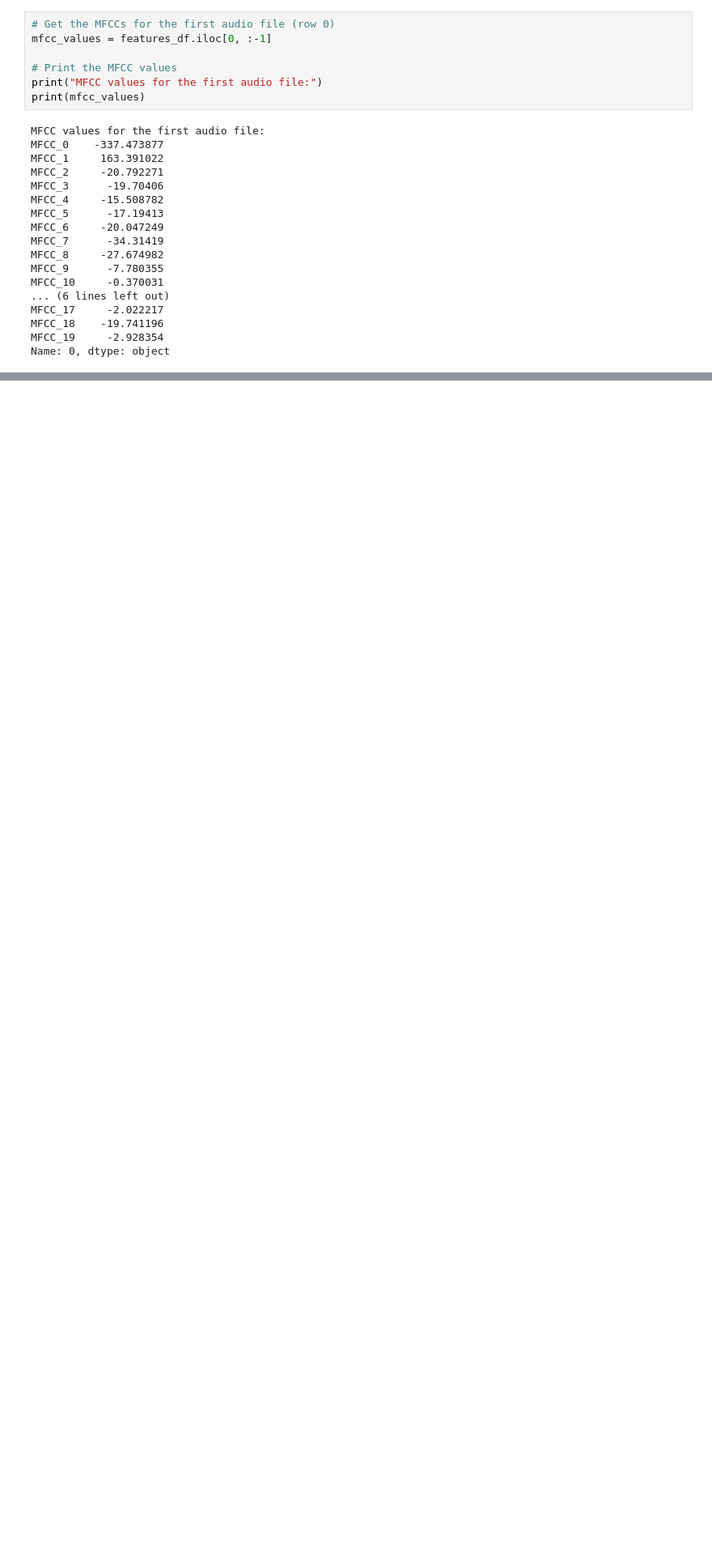
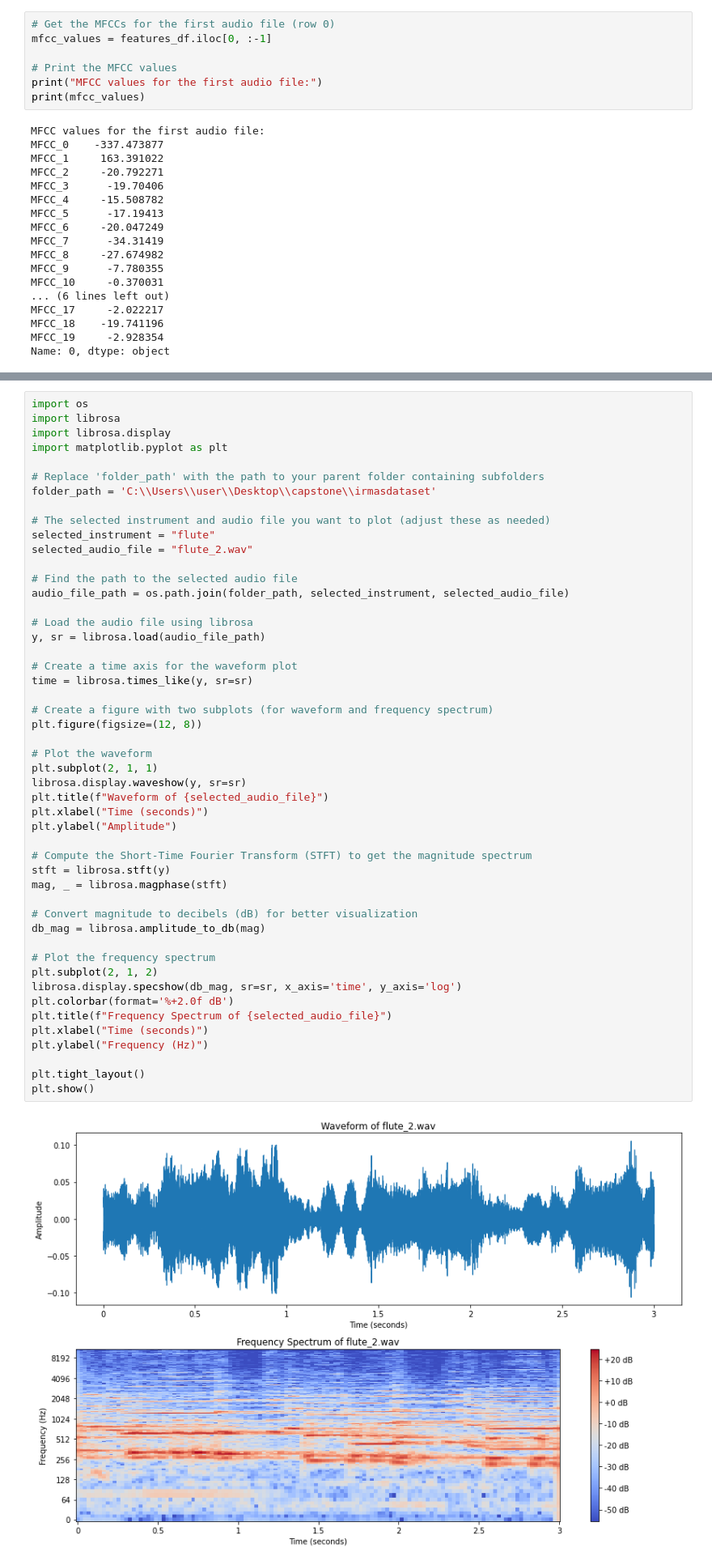
Before and after one commit to obinna345/capstone, a Jupyter notebook: capstone project.ipynb, the cells around one changed output, grey strips where cells are left out. Shown at 81% size. Drawn from its saved outputs; the diff is of its cells as text; blank space fills up the shorter version.

```diff
--- a/capstone project.ipynb
+++ b/capstone project.ipynb
@@ -410,0 +436,51 @@ Name: Instrument, dtype: int64
+# %%
+import os
+import librosa
+import librosa.display
+import matplotlib.pyplot as plt
+
+# Replace 'folder_path' with the path to your parent folder containing subfolders
+folder_path = 'C:\\Users\\user\\Desktop\\capstone\\irmasdataset'
+
+# The selected instrument and audio file you want to plot (adjust these as needed)
+selected_instrument = "flute"
+selected_audio_file = "flute_2.wav"
+
+# Find the path to the selected audio file
+audio_file_path = os.path.join(folder_path, selected_instrument, selected_audio_file)
+
+# Load the audio file using librosa
+y, sr = librosa.load(audio_file_path)
+
+# Create a time axis for the waveform plot
+time = librosa.times_like(y, sr=sr)
+
+# Create a figure with two subplots (for waveform and frequency spectrum)
+plt.figure(figsize=(12, 8))
+
+# Plot the waveform
+plt.subplot(2, 1, 1)
+librosa.display.waveshow(y, sr=sr)
+plt.title(f"Waveform of {selected_audio_file}")
+plt.xlabel("Time (seconds)")
+plt.ylabel("Amplitude")
+
+# Compute the Short-Time Fourier Transform (STFT) to get the magnitude spectrum
+stft = librosa.stft(y)
+mag, _ = librosa.magphase(stft)
+
+# Convert magnitude to decibels (dB) for better visualization
+db_mag = librosa.amplitude_to_db(mag)
+
+# Plot the frequency spectrum
+plt.subplot(2, 1, 2)
+librosa.display.specshow(db_mag, sr=sr, x_axis='time', y_axis='log')
+plt.colorbar(format='%+2.0f dB')
+plt.title(f"Frequency Spectrum of {selected_audio_file}")
+plt.xlabel("Time (seconds)")
+plt.ylabel("Frequency (Hz)")
+
+plt.tight_layout()
+plt.show()
+# %% [output]
+[figure, added]
```
Also changed, not shown: parts of 3 cells of this notebook.
